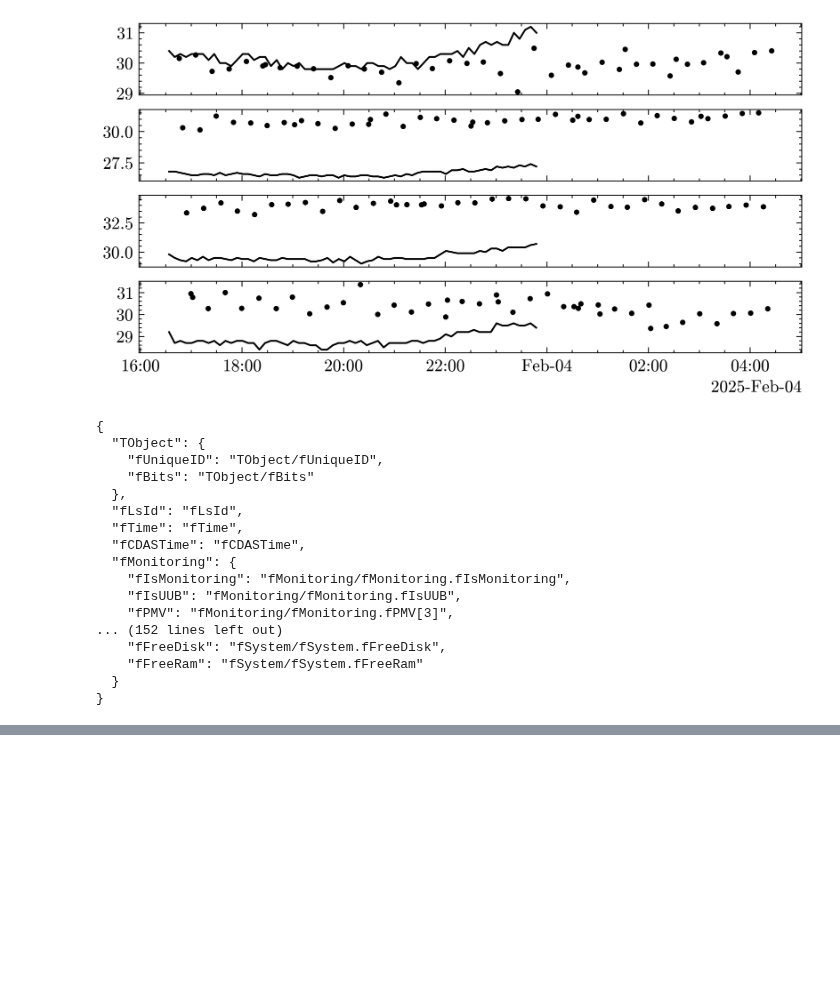
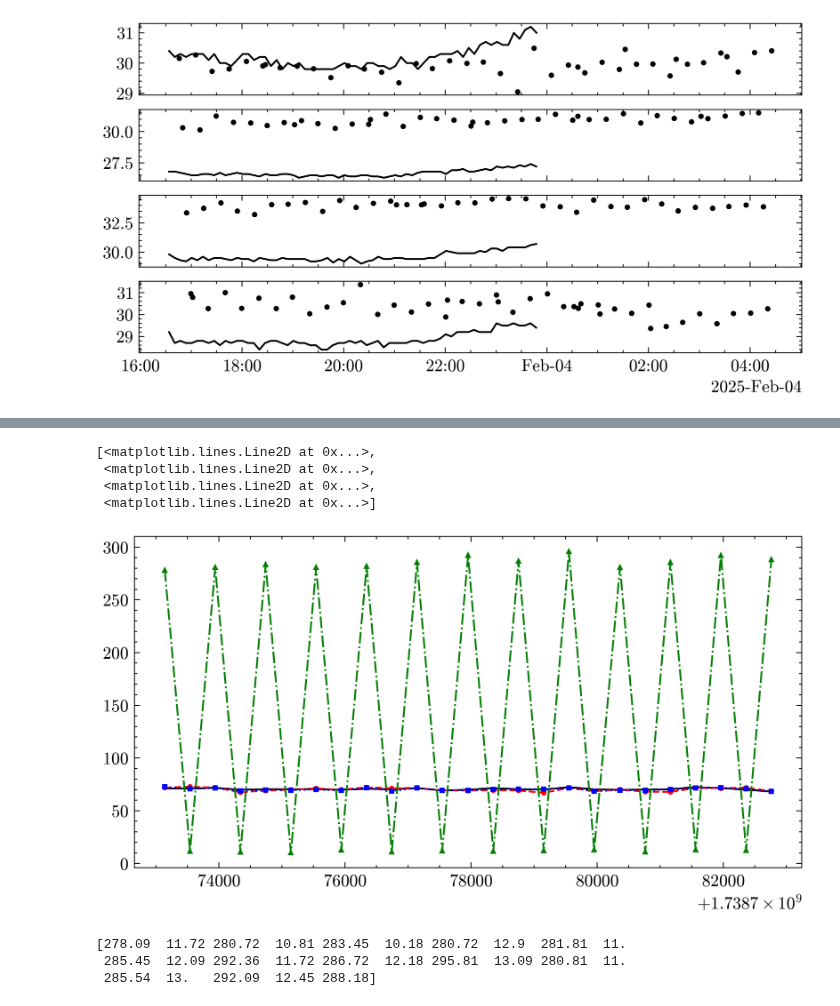
Before and after one commit to Quizznor/phd-thesis, a Jupyter notebook: Projects/uub_integration_tests/sd_files/v4/check.ipynb, the cells around one changed output, grey strips where cells are left out. Cells and saved outputs as stored; diff of their text form; code cells hidden in the pictures; blank space fills up the shorter version.

```diff
--- a/Projects/uub_integration_tests/sd_files/v4/check.ipynb
+++ b/Projects/uub_integration_tests/sd_files/v4/check.ipynb
@@ -26,4 +26,4 @@ from utils.binaries import *
 # %%
 # t_sd, st, mip = np.loadtxt('out.txt', unpack=True)
-monit = Monit.Monit('mc_2025_02_05_11h39.root')
+monit = Monit.Monit('mc_2025_02_05_16h32.root')
 # %% [output]
@@ -54,23 +54,10 @@ plot.apply_datetime_format(ax)
 [figure]
 # %%
 mip.shape
-# %%
-monit.keys()
-# %% [output]
-{
-  "TObject": {
-    "fUniqueID": "TObject/fUniqueID",
-    "fBits": "TObject/fBits"
-  },
-  "fLsId": "fLsId",
-  "fTime": "fTime",
-  "fCDASTime": "fCDASTime",
-  "fMonitoring": {
-    "fIsMonitoring": "fMonitoring/fMonitoring.fIsMonitoring",
-    "fIsUUB": "fMonitoring/fMonitoring.fIsUUB",
-    "fPMV": "fMonitoring/fMonitoring.fPMV[3]",
-... (152 lines left out)
-    "fFreeDisk": "fSystem/fSystem.fFreeDisk",
-    "fFreeRam": "fSystem/fSystem.fFreeRam"
-  }
-}
+# %%
+# monit.keys()
+t = monit('fTime', 945)
+r = monit('f70HzRate[4]', 945)
+
+plt.plot(t, r)
+# %% [output]
@@ -76,0 +66,11 @@ monit.keys()
+[<matplotlib.lines.Line2D at 0x...>,
+ <matplotlib.lines.Line2D at 0x...>,
+ <matplotlib.lines.Line2D at 0x...>,
+ <matplotlib.lines.Line2D at 0x...>]
+[figure, added]
+# %%
+print(r[:, -1])
+# %% [output]
+[278.09  11.72 280.72  10.81 283.45  10.18 280.72  12.9  281.81  11.
+ 285.45  12.09 292.36  11.72 286.72  12.18 295.81  13.09 280.81  11.
+ 285.54  13.   292.09  12.45 288.18]
```
Also changed, not shown: parts of 3 cells of this notebook, 4 other files.
